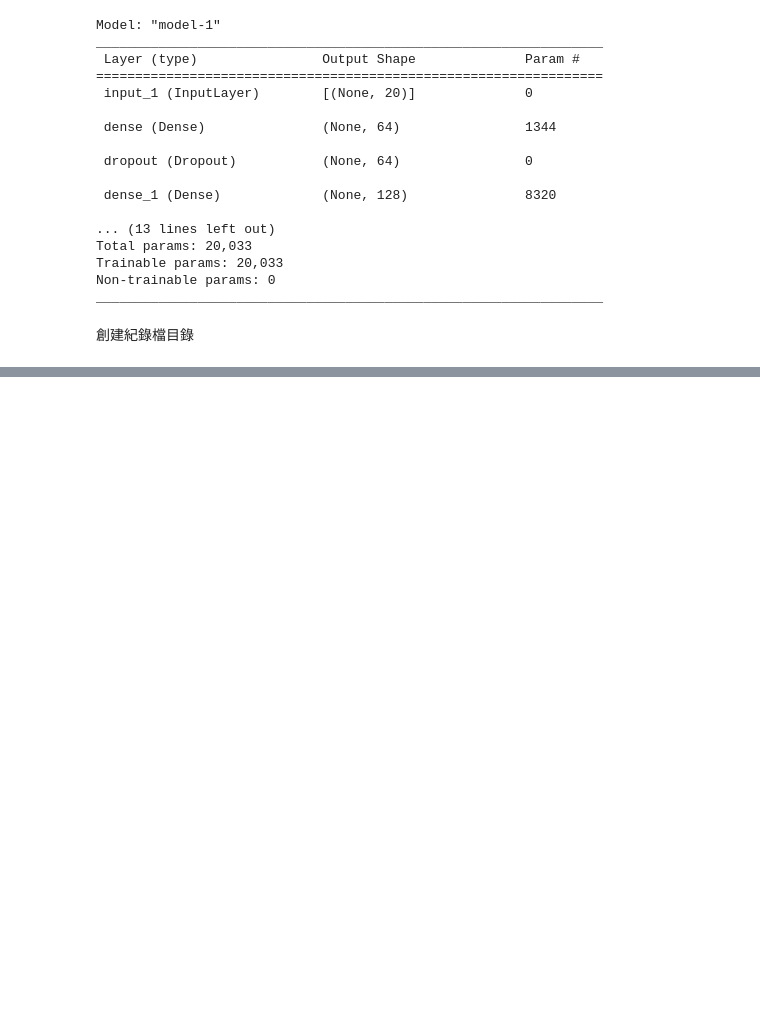
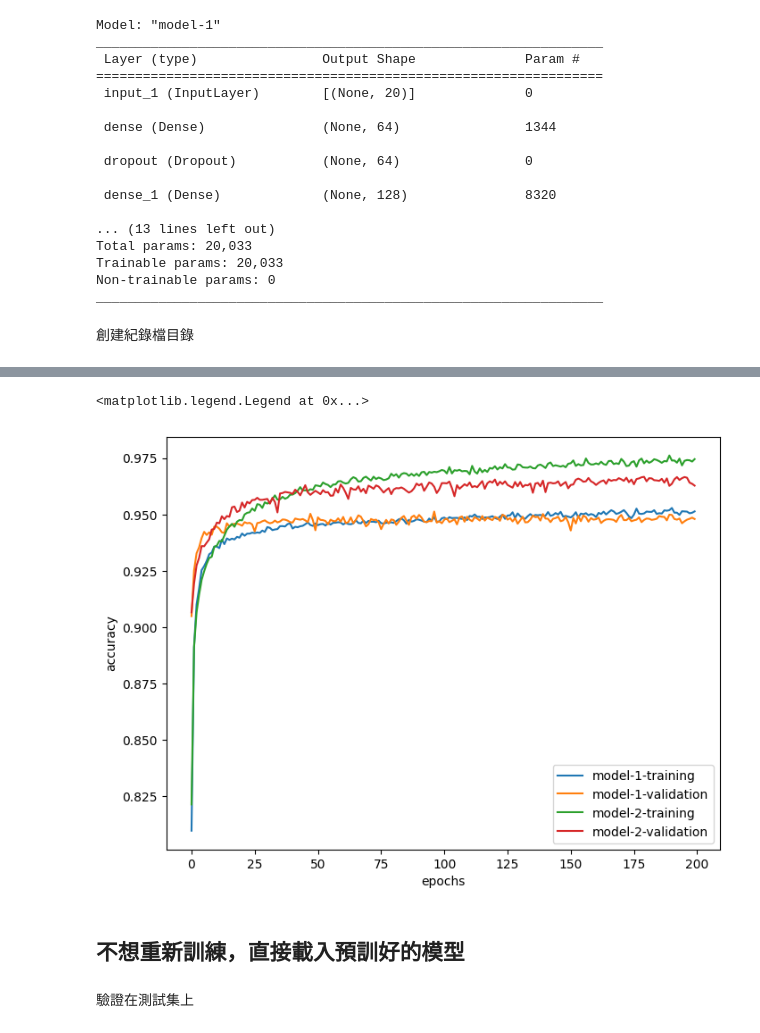
Before and after one commit to pychang-ai/113-1_deep_mit, a Jupyter notebook: W05/lab03.ipynb, the cells around one changed output, grey strips where cells are left out. Saved outputs shown, nothing was run; the diff lists cells and outputs as text; code cells hidden in the pictures; blank space fills up the shorter version.

```diff
--- a/W05/lab03.ipynb
+++ b/W05/lab03.ipynb
@@ -422,0 +563,14 @@ os.makedirs(model_dir, exist_ok=True)  # 創建儲存權重目錄
+# %%
+plt.figure(figsize=(8, 6))
+plt.plot(history_1.history['binary_accuracy'], label='model-1-training')
+plt.plot(history_1.history['val_binary_accuracy'], label='model-1-validation')
+plt.plot(history_2.history['binary_accuracy'], label='model-2-training')
+plt.plot(history_2.history['val_binary_accuracy'], label='model-2-validation')
+plt.ylabel('accuracy')
+plt.xlabel('epochs')
+plt.legend()
+# %% [output]
+<matplotlib.legend.Legend at 0x...>
+[figure, added]
+# %% [markdown]
+## 不想重新訓練，直接載入預訓好的模型
@@ -422,0 +583,2 @@ os.makedirs(model_dir, exist_ok=True)  # 創建儲存權重目錄
+# %% [markdown]
+驗證在測試集上
```
Also changed, not shown: parts of 23 cells of this notebook, 10 other files.
